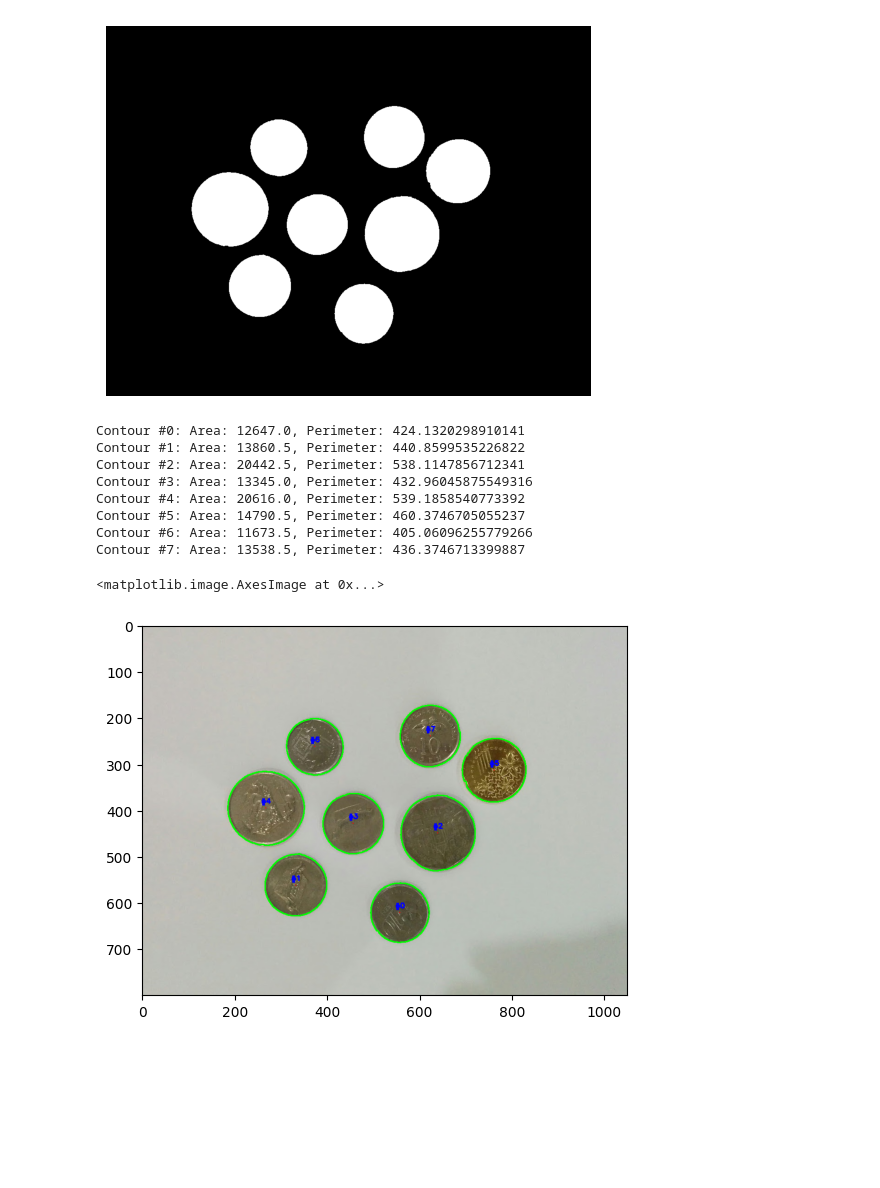
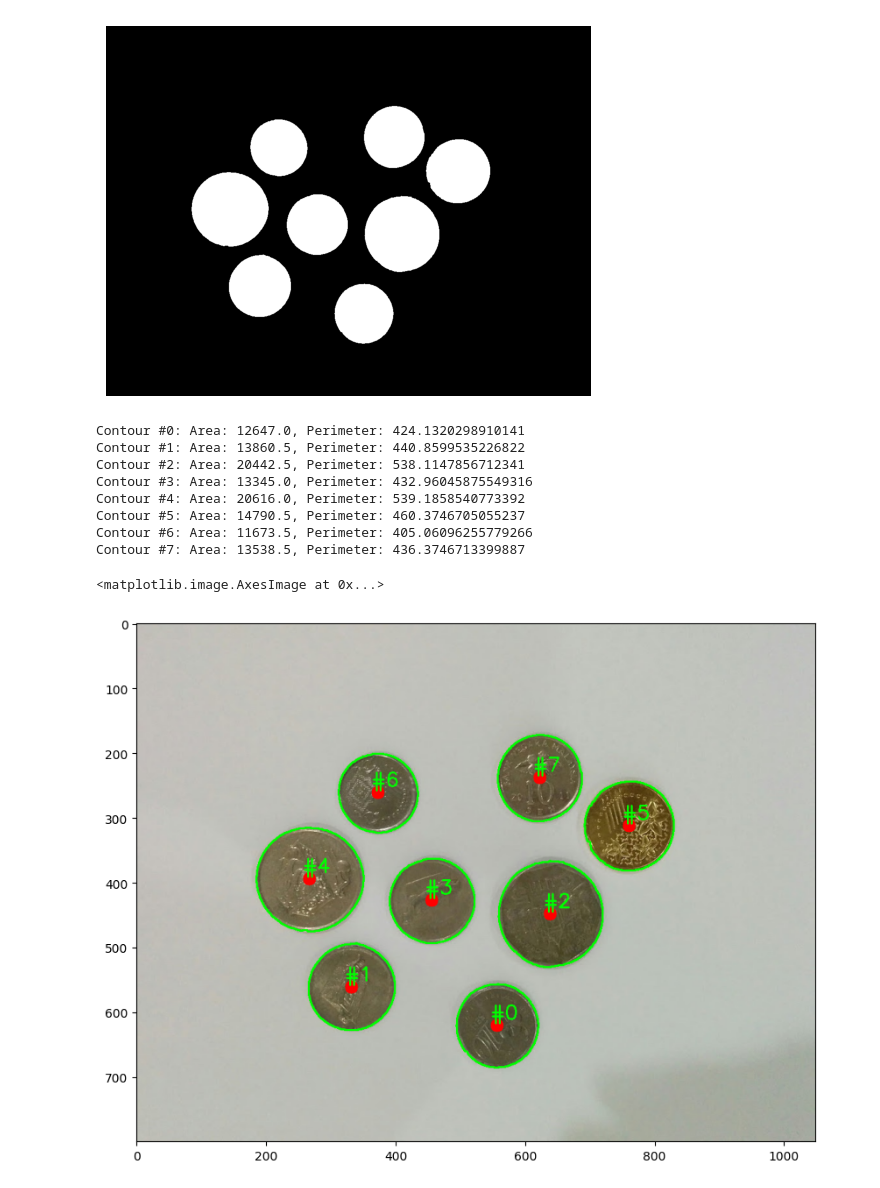
Before and after one commit to svabela5/IPVCLectures, a Jupyter notebook: Pract2Rev.ipynb, the cells around one changed output. Drawn from its saved outputs; the diff is of its cells as text; code cells hidden in the pictures; blank space fills up the shorter version.

```diff
--- a/Pract2Rev.ipynb
+++ b/Pract2Rev.ipynb
@@ -40,27 +40,28 @@ plt.show()
 # %%
 contours, hierarchy = cv2.findContours(closedIMG, cv2.RETR_EXTERNAL, cv2.CHAIN_APPROX_SIMPLE)
 imContours = imRGB.copy()
 count = 0
 
 for c in contours:
     M = cv2.moments(c)
     cX = int(M['m10'] / M['m00'])
     cY = int(M['m01'] / M['m00'])
-    cv2.circle(imContours, (cX, cY), 1, (255,0,0), -1)
-    cv2.putText(imContours, f"#{count}", (cX - 10, cY - 10), cv2.FONT_HERSHEY_SIMPLEX, 0.5, (0,255,0), 2)
+    cv2.circle(imContours, (cX, cY), 10, (255,0,0), -1)
+    cv2.putText(imContours, f"#{count}", (cX - 10, cY - 10), cv2.FONT_HERSHEY_SIMPLEX, 1, (0,255,0), 2)
     print(f"Contour #{count}: Area: {cv2.contourArea(c)}, Perimeter: {cv2.arcLength(c, True)}")
     count += 1
 
 output = cv2.drawContours(imContours, contours, -1, (0,255,0), 2)
+plt.figure(figsize=(10, 10))
 plt.imshow(output)
 # %% [output]
 Contour #0: Area: 12647.0, Perimeter: 424.1320298910141
 Contour #1: Area: 13860.5, Perimeter: 440.8599535226822
 Contour #2: Area: 20442.5, Perimeter: 538.1147856712341
 Contour #3: Area: 13345.0, Perimeter: 432.96045875549316
 Contour #4: Area: 20616.0, Perimeter: 539.1858540773392
 Contour #5: Area: 14790.5, Perimeter: 460.3746705055237
 Contour #6: Area: 11673.5, Perimeter: 405.06096255779266
 Contour #7: Area: 13538.5, Perimeter: 436.3746713399887
 <matplotlib.image.AxesImage at 0x...>
-[figure, old version]
+[figure, new version]
```
